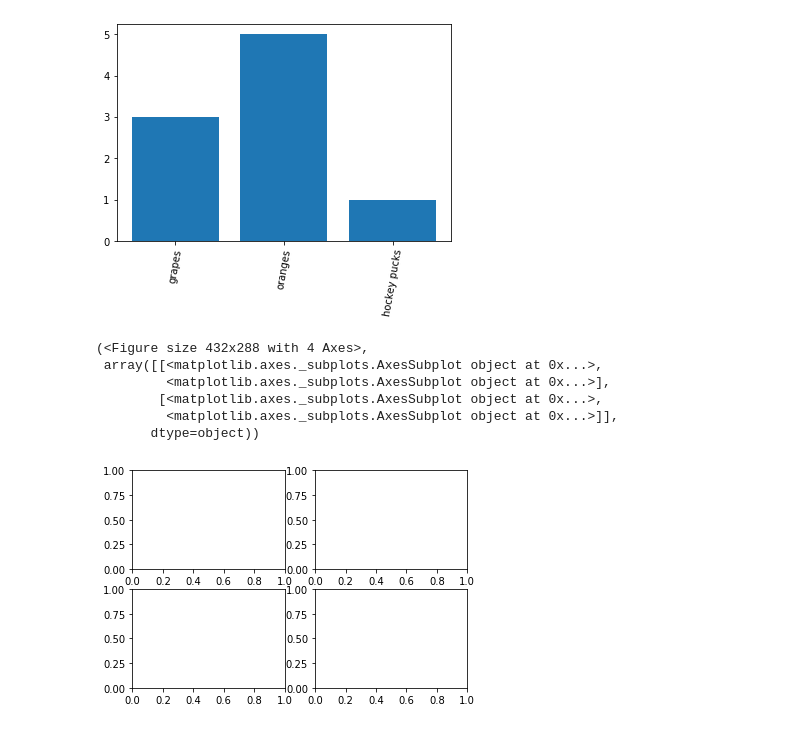
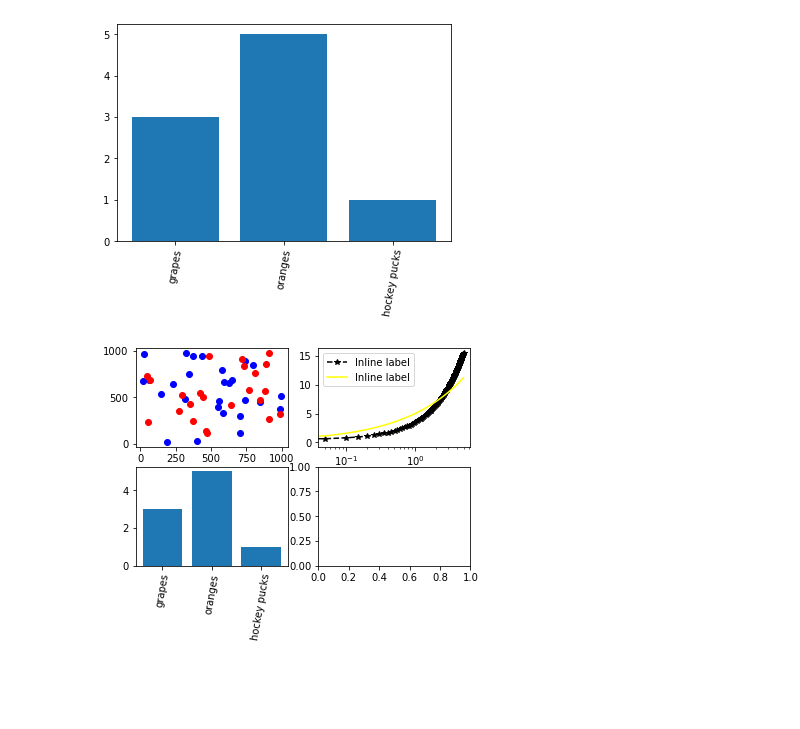
Before and after one commit to kaciewebster/matplotlib-assignment, a Jupyter notebook: assignment.ipynb, the cells around one changed output. Saved outputs shown, nothing was run; the diff lists cells and outputs as text; code cells hidden in the pictures; blank space fills up the shorter version.

```diff
--- a/assignment.ipynb
+++ b/assignment.ipynb
@@ -58,13 +82,3 @@ ax.set_xticklabels(barlabels, rotation=80)
 # %% [output]
 [Text(0, 0, 'grapes'), Text(0, 0, 'oranges'), Text(0, 0, 'hockey pucks')]
 [figure]
-# %%
-plt.subplots(nrows=2, ncols=2 )
-# %% [output]
-(<Figure size 432x288 with 4 Axes>,
- array([[<matplotlib.axes._subplots.AxesSubplot object at 0x...>,
-         <matplotlib.axes._subplots.AxesSubplot object at 0x...>],
-        [<matplotlib.axes._subplots.AxesSubplot object at 0x...>,
-         <matplotlib.axes._subplots.AxesSubplot object at 0x...>]],
-       dtype=object))
-[figure, removed]
@@ -70,0 +89,26 @@ plt.subplots(nrows=2, ncols=2 )
+# %%
+fig, axs = plt.subplots(2,2)
+#subplots(2,2,1)
+z=axs.flatten()
+c = (x+y)%2 == 0
+z[0].scatter(x[c], y[c], c="blue")
+z[0].scatter(x[~c], y[~c], c="red")
+
+z[1].plot(x1, y1,'k--*',label='Inline label')
+#ax.legend()
+#ax.legend(loc='upper left',)
+z[1].plot(x1, y2, c="yellow",label='Inline label')
+z[1].set_xscale("log")
+z[1].legend(loc='upper left',)
+
+barheights = [3,5,1]
+barlabels = ['grapes', 'oranges', 'hockey pucks']
+
+z[2].bar(np.arange(len(barheights)), barheights)
+x_pos = np.arange(len(barheights))
+z[2].set_xticks(x_pos)
+z[2].set_xticklabels(barlabels, rotation=80)
+
+plt.show()
+# %% [output]
+[figure, added]
```
Also changed, not shown: parts of 6 cells of this notebook.
